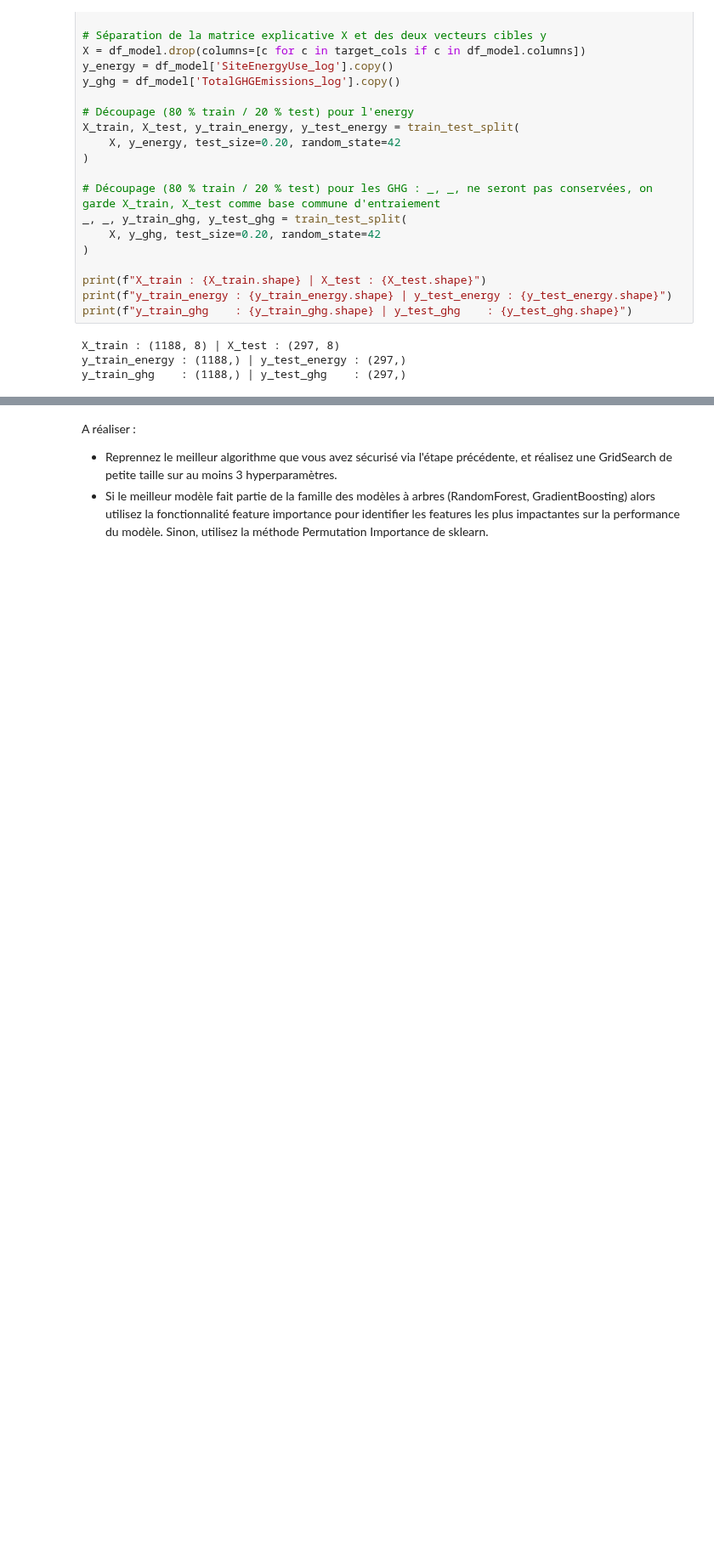
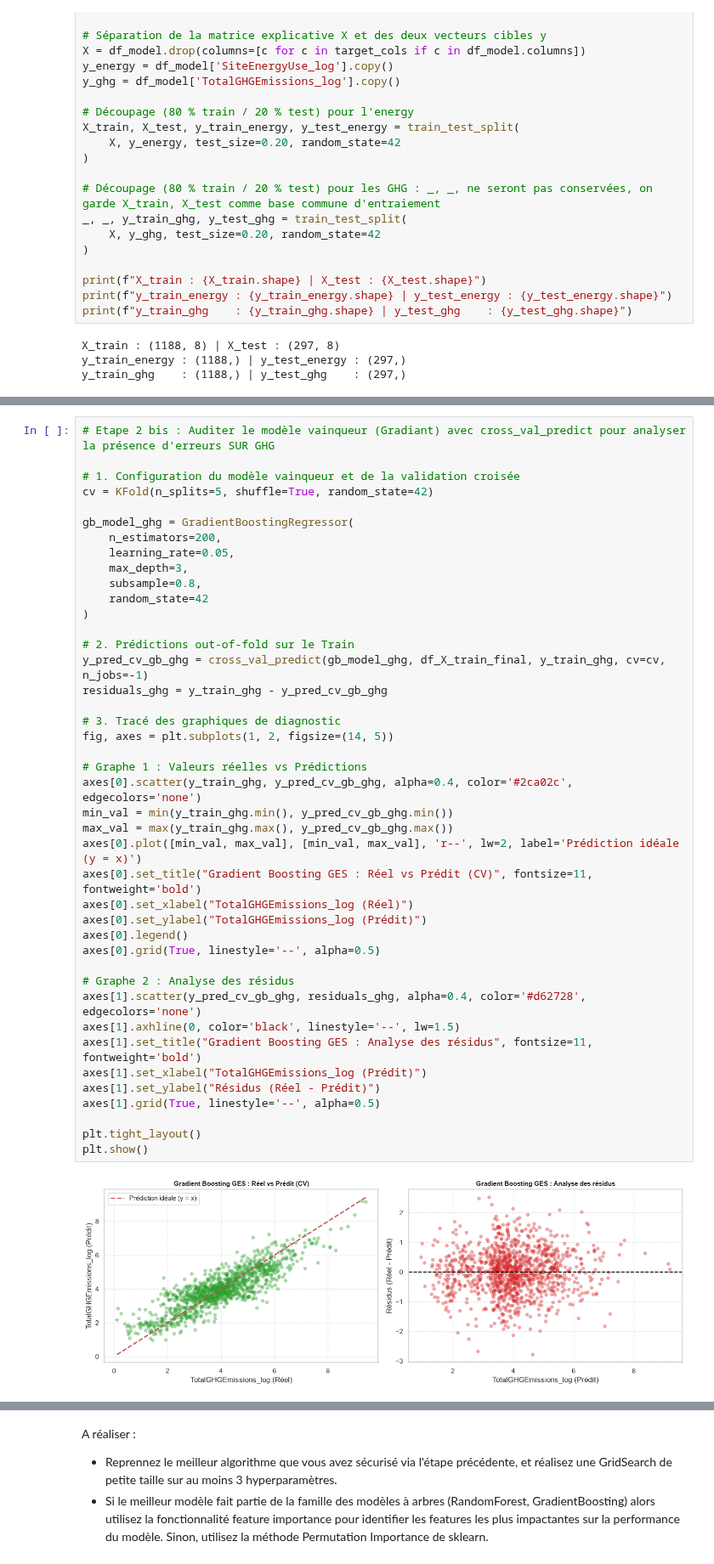
Before and after one commit to Alexis-h2/P3_OC_consommation_batiments_IA, a Jupyter notebook: Hernandez_Alexis_1_notebook_102026.ipynb, the cells around one changed output, grey strips where cells are left out. Shown at 85% size. Cells and saved outputs as stored; diff of their text form; blank space fills up the shorter version.

```diff
--- a/Hernandez_Alexis_1_notebook_102026.ipynb
+++ b/Hernandez_Alexis_1_notebook_102026.ipynb
@@ -797,0 +1053,44 @@ A réaliser :
+# %%
+# Etape 2 bis : Auditer le modèle vainqueur (Gradiant) avec cross_val_predict pour analyser la présence d'erreurs SUR GHG
+
+# 1. Configuration du modèle vainqueur et de la validation croisée
+cv = KFold(n_splits=5, shuffle=True, random_state=42)
+
+gb_model_ghg = GradientBoostingRegressor(
+    n_estimators=200,
+    learning_rate=0.05,
+    max_depth=3,
+    subsample=0.8,
+    random_state=42
+)
+
+# 2. Prédictions out-of-fold sur le Train
+y_pred_cv_gb_ghg = cross_val_predict(gb_model_ghg, df_X_train_final, y_train_ghg, cv=cv, n_jobs=-1)
+residuals_ghg = y_train_ghg - y_pred_cv_gb_ghg
+
+# 3. Tracé des graphiques de diagnostic
+fig, axes = plt.subplots(1, 2, figsize=(14, 5))
+
+# Graphe 1 : Valeurs réelles vs Prédictions
+axes[0].scatter(y_train_ghg, y_pred_cv_gb_ghg, alpha=0.4, color='#2ca02c', edgecolors='none')
+min_val = min(y_train_ghg.min(), y_pred_cv_gb_ghg.min())
+max_val = max(y_train_ghg.max(), y_pred_cv_gb_ghg.max())
+axes[0].plot([min_val, max_val], [min_val, max_val], 'r--', lw=2, label='Prédiction idéale (y = x)')
+axes[0].set_title("Gradient Boosting GES : Réel vs Prédit (CV)", fontsize=11, fontweight='bold')
+axes[0].set_xlabel("TotalGHGEmissions_log (Réel)")
+axes[0].set_ylabel("TotalGHGEmissions_log (Prédit)")
+axes[0].legend()
+axes[0].grid(True, linestyle='--', alpha=0.5)
+
+# Graphe 2 : Analyse des résidus
+axes[1].scatter(y_pred_cv_gb_ghg, residuals_ghg, alpha=0.4, color='#d62728', edgecolors='none')
+axes[1].axhline(0, color='black', linestyle='--', lw=1.5)
+axes[1].set_title("Gradient Boosting GES : Analyse des résidus", fontsize=11, fontweight='bold')
+axes[1].set_xlabel("TotalGHGEmissions_log (Prédit)")
+axes[1].set_ylabel("Résidus (Réel - Prédit)")
+axes[1].grid(True, linestyle='--', alpha=0.5)
+
+plt.tight_layout()
+plt.show()
+# %% [output]
+[figure, added]
```
Also changed, not shown: parts of 28 cells of this notebook, 1 other file.
